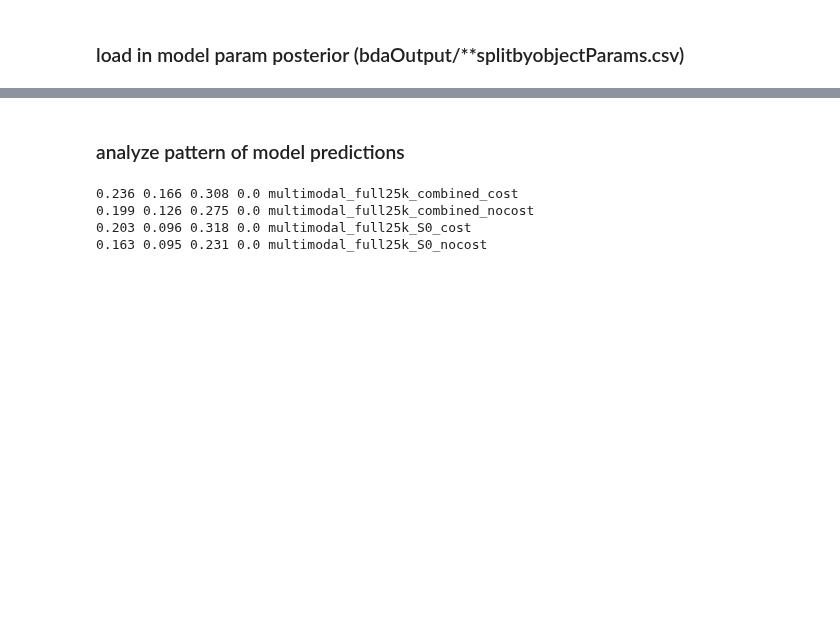
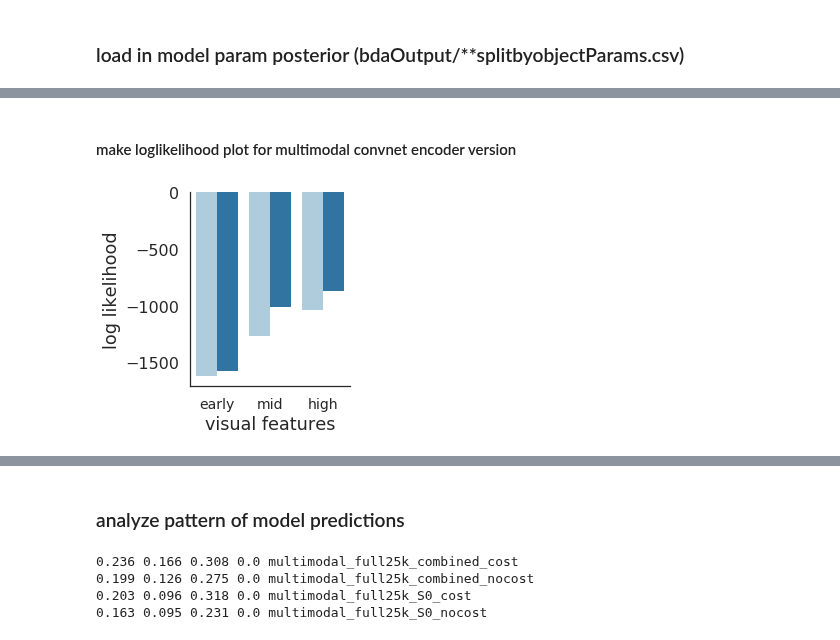
Before and after one commit to judithfan/visual_communication_in_context, a Jupyter notebook: analysis/model_comparison.ipynb, the cells around one changed output, grey strips where cells are left out. Drawn from its saved outputs; the diff is of its cells as text; code cells hidden in the pictures; blank space fills up the shorter version.

```diff
--- a/analysis/model_comparison.ipynb
+++ b/analysis/model_comparison.ipynb
@@ -39,0 +144,9 @@ for cat in categories:
+# %% [markdown]
+#### make loglikelihood plot for multimodal convnet encoder version
+# %%
+adaptor_type = 'multimodal'
+model_prefixes = ['multimodal_pool1','multimodal_conv42','multimodal_fc6']
+PP = model_comparison_bars(model_prefixes,adaptor_type=adaptor_type)
+plot_multimodal_bars(PP)
+# %% [output]
+[figure, added]
```
Also changed, not shown: parts of 16 cells of this notebook, 3 other files.
